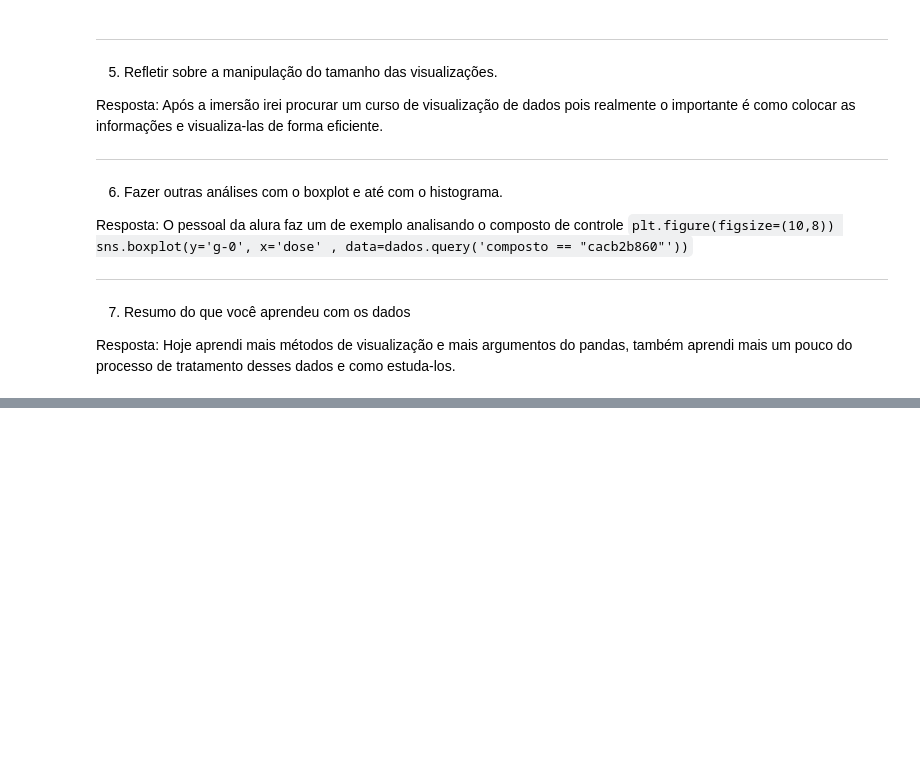
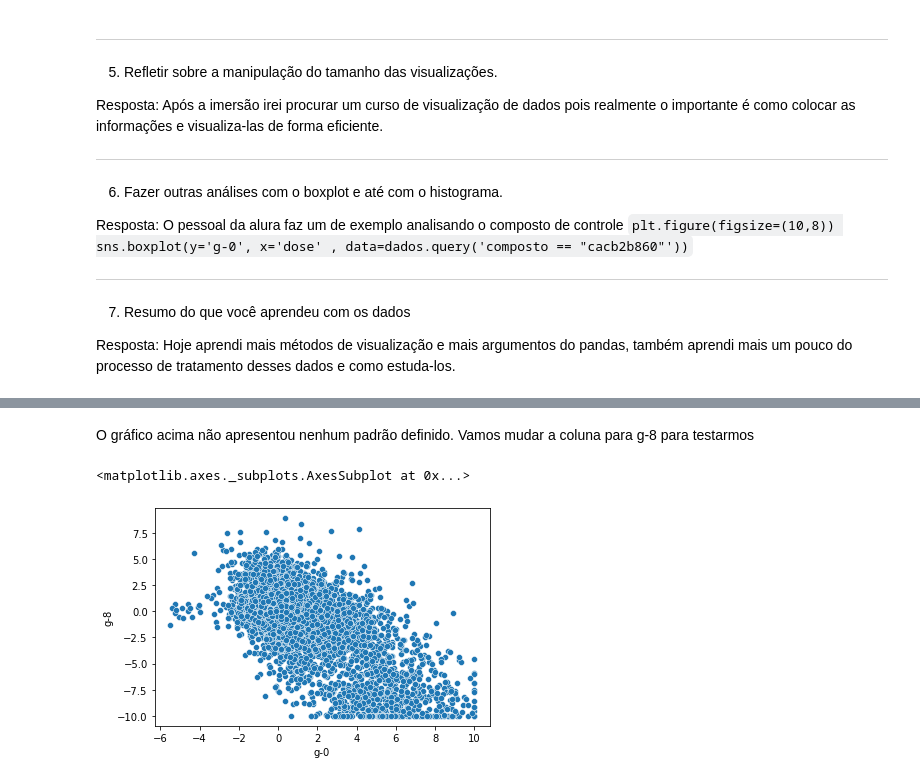
Before and after one commit to OliverLuisEduardo/ImersaoDados03, a Jupyter notebook: imersaoDados03_ArquivoGeral.ipynb, the cells around one changed output, grey strips where cells are left out. Cells and saved outputs as stored; diff of their text form; code cells hidden in the pictures; blank space fills up the shorter version.

Commit message:
Dia 03 inserido sem nenhum desafio concluido

```diff
--- a/imersaoDados03_ArquivoGeral.ipynb
+++ b/imersaoDados03_ArquivoGeral.ipynb
@@ -376,0 +449,7 @@ Resposta:  Hoje aprendi mais métodos de visualização e mais argumentos do pan
+# %% [markdown]
+O gráfico acima não apresentou nenhum padrão definido. Vamos mudar a coluna para g-8 para testarmos
+# %%
+sns.scatterplot(x='g-0', y='g-8', data=dados)
+# %% [output]
+<matplotlib.axes._subplots.AxesSubplot at 0x...>
+[figure, added]
```
Also changed, not shown: parts of 35 cells of this notebook, 1 other file.
